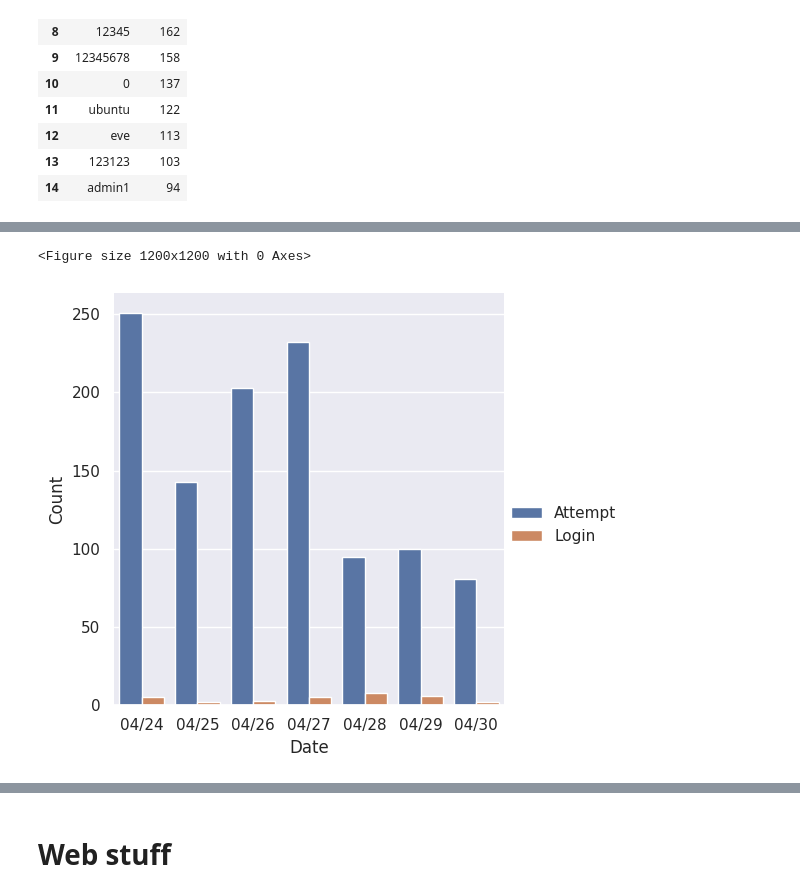
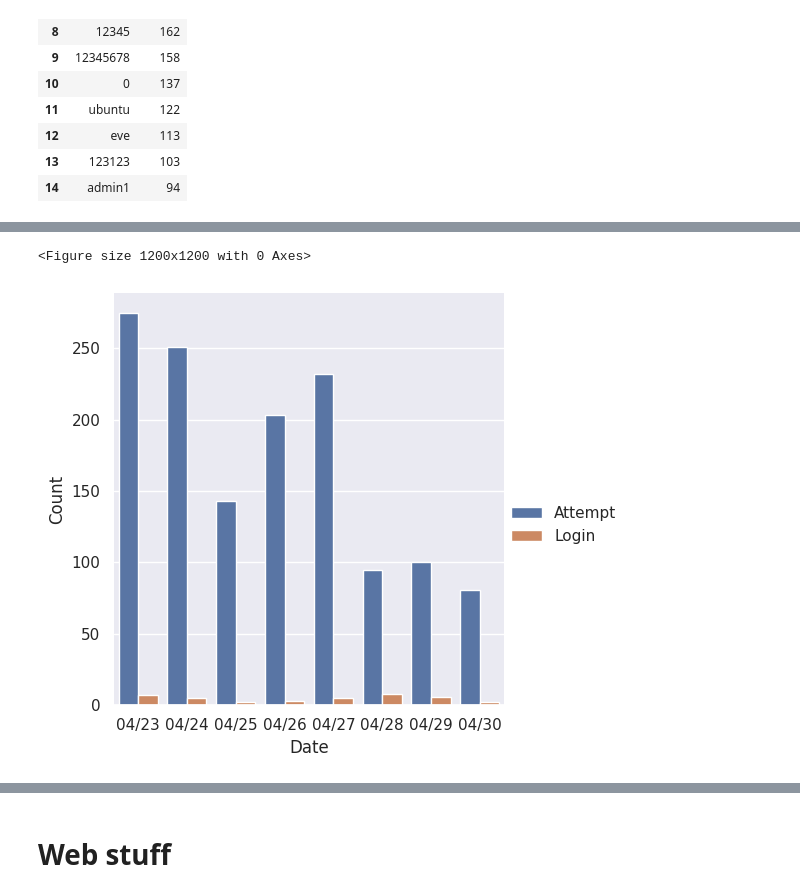
Before and after one commit to ysthakur/hacs202-ssh-hp, a Jupyter notebook: imhungry.ipynb, the cells around one changed output, grey strips where cells are left out. Cells and saved outputs as stored; diff of their text form; code cells hidden in the pictures.

```diff
--- a/imhungry.ipynb
+++ b/imhungry.ipynb
@@ -228,26 +225,26 @@ g.set_xticks(g.get_xticks(), labels=g.get_xticklabels(), rotation=30);
 # %%
 # Number of logins and login attempts each day (uniqued by IP)
 both_uniq_by_day = pd.concat(
     [
         pd.DataFrame(
             {
-                "Count": attempts_uniq_by_day,
+                "Count": unique_ips(login_attempts, DATE_COL),
                 "Type": "Attempt",
             }
         ),
         pd.DataFrame(
             {
-                "Count": logins_uniq_by_day,
+                "Count": unique_ips(logins, DATE_COL),
                 "Type": "Login",
             }
         ),
     ]
 )
 
 plt.figure(figsize=(12, 12))
 g = sns.catplot(data=both_uniq_by_day, kind="bar", x="Date", y="Count", hue="Type")
 g.despine(left=True)
 g.legend.set_title("")
 # %% [output]
 <Figure size 1200x1200 with 0 Axes>
-[figure, old version]
+[figure, new version]
```
Also changed, not shown: parts of 16 cells of this notebook.
